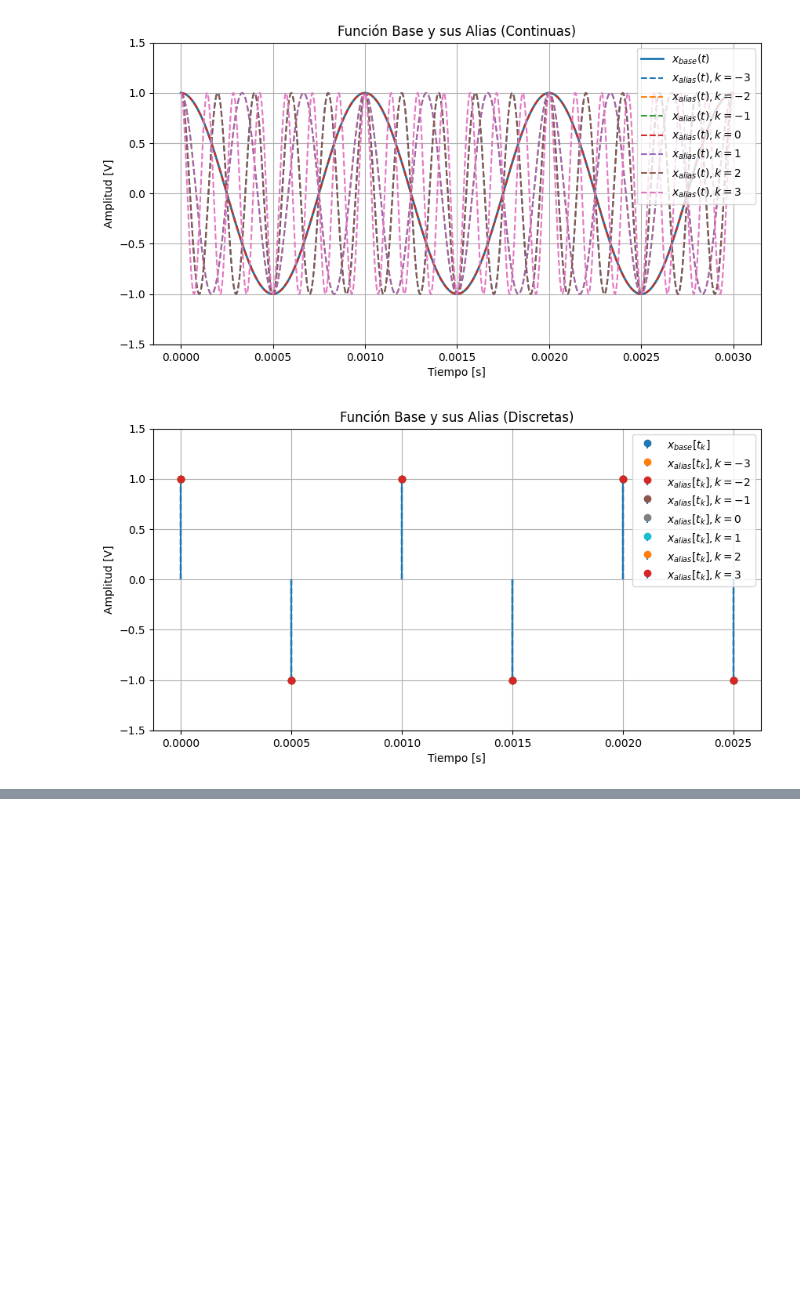
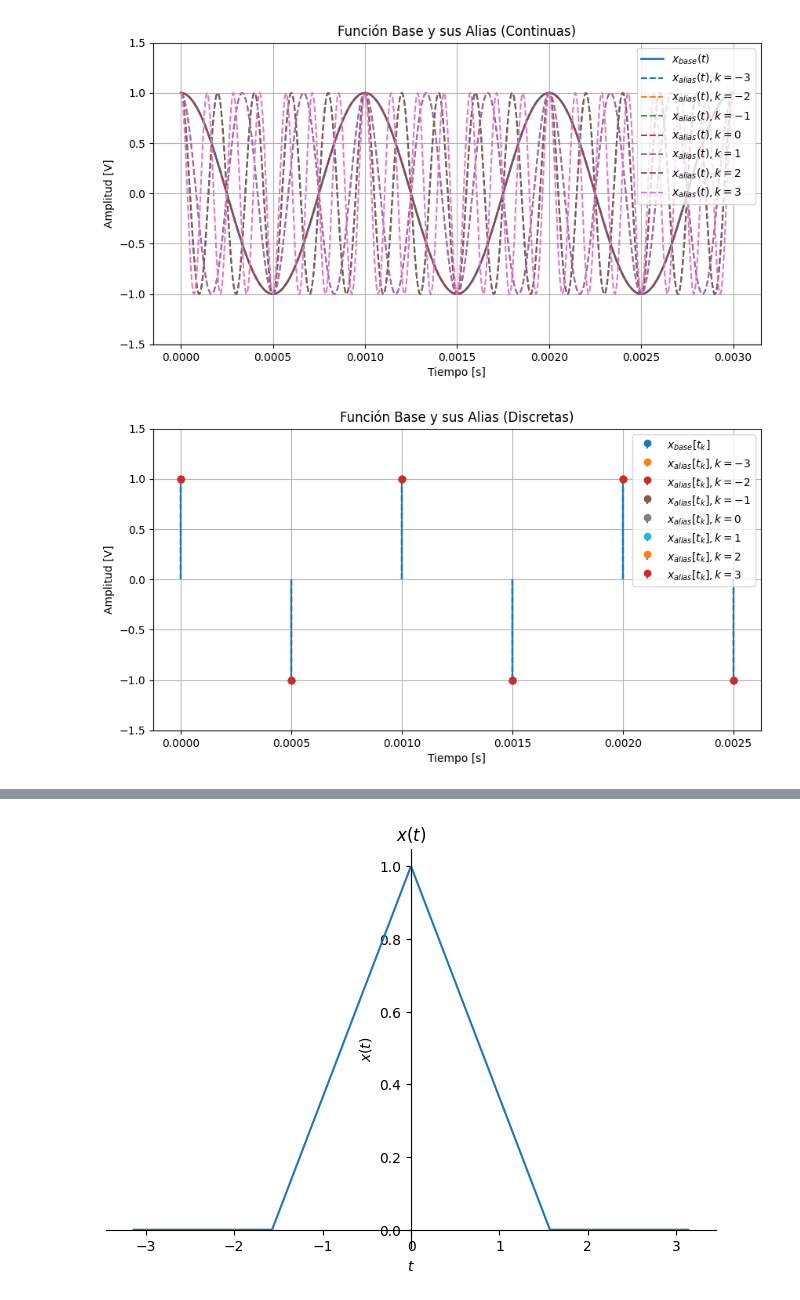
Before and after one commit to AlmondSund/SyS_2025_2, a Jupyter notebook: Taller1_SyS.ipynb, the cells around one changed output, grey strips where cells are left out. Drawn from its saved outputs; the diff is of its cells as text; code cells hidden in the pictures; blank space fills up the shorter version.

Commit message:
Fourier Series

```diff
--- a/Taller1_SyS.ipynb
+++ b/Taller1_SyS.ipynb
@@ -867,0 +872,97 @@ plt.show()
+# %%
+"""
+Hallar la serie de fourier para
+
+x(t) =
+- 0 si -T/2 <= t < -d
+- mt + B si -d<= t < 0
+- -mt + B si 0 <= t < d
+- 0 si d <= t <= T/2
+
+donde:
+m = B/d
+"""
+
+import numpy as np
+import sympy as sp
+import matplotlib.pyplot as plt
+
+""" Parámetros de x(t) """
+T = 2 * np.pi  # Periodo [s]
+d = T / 4      # Duración del pulso [s]
+B = 1          # Amplitud máxima
+m = B / d      # Pendiente de la rampa
+
+""" Definición de la función x(t) """
+t = sp.symbols('t', real=True)     # Variable independiente
+n = sp.symbols('n', integer=True)  # Índice de la serie de Fourier
+
+x_t = sp.Piecewise(
+    (0, (t >= -T/2) & (t < -d)),     # x(t) = 0 si -T/2 <= t < -d
+    (m*t + B, (t >= -d) & (t < 0)),  # x(t) = mt + B si -d <= t < 0
+    (-m*t + B, (t >= 0) & (t < d)),  # x(t) = -mt + B si 0 <= t < d
+    (0, (t >= d) & (t <= T/2))       # x(t) = 0 si d <= t <= T/2
+)
+x_t = sp.simplify(x_t)  # Simplificar la expresión
+sp.pprint(x_t)          # Mostrar la función
+sp.plot(x_t, (t, -T/2, T/2), title='$x(t)$', ylabel='$x(t)$', xlabel='$t$', grid=True)
+plt.show()
+
+""" Cálculo de los coeficientes de la serie de Fourier """
+# Coeficiente C_0
+C_0 = (1/T) * sp.integrate(x_t, (t, -T/2, T/2))
+
+# Coeficientes C_n
+C_n = (1/T) * sp.integrate(x_t * sp.exp(-sp.I * 2 * np.pi * n * t / T), (t, -T/2, T/2))
+
+""" Estimación de x(t) a partir de la serie de Fourier """
+N = 10               # Número de términos de la serie
+w_0 = 2 * np.pi / T  # Frecuencia angular fundamental
+
+# Estimación de x(t) con N términos
+x_t_est = C_0 + sum(C_n.subs(n, k) * sp.exp(sp.I * k * w_0 * t) for k in range(1, N+1)) + sum(sp.conjugate(C_n).subs(n, k) * sp.exp(-sp.I * k * w_0 * t) for k in range(1, N+1))
+sp.plot(x_t_est, (t, -T/2, T/2), title=f'Estimación de $x(t)$ con N={N}', ylabel='$x(t)_{est}$', xlabel='$t$', grid=True)
+plt.show()
+
+""" Espectro de la serie de Fourier """
+# |C_n|
+abs_C_n = [sp.Abs(C_n.subs(n, k)).evalf() for k in range(-N, N+1)]
+
+# Arg(C_n)
+arg_C_n = [sp.arg(C_n.subs(n, k)).evalf() for k in range(-N, N+1)]
+
+# Re{C_n}
+real_C_n = [sp.re(C_n.subs(n, k)).evalf() for k in range(-N, N+1)]
+
+# Im{C_n}
+imag_C_n = [sp.im(C_n.subs(n, k)).evalf() for k in range(-N, N+1)]
+
+# Figura con 4 subplots
+fig, axs = plt.subplots(2, 2, figsize=(12, 8))
+fig.suptitle('Espectro de la Serie de Fourier', fontsize=16)
+axs[0, 0].stem(range(-N, N+1), abs_C_n, basefmt=" ")
+axs[0, 0].set_title('|C_n|')
+axs[0, 0].set_xlabel('n')
+axs[0, 0].set_ylabel('|C_n|')
+axs[0, 0].grid()
+
+axs[0, 1].stem(range(-N, N+1), arg_C_n, basefmt=" ")
+axs[0, 1].set_title('Arg(C_n)')
+axs[0, 1].set_xlabel('n')
+axs[0, 1].set_ylabel('Arg(C_n) [rad]')
+axs[0, 1].grid()
+
+axs[1, 0].stem(range(-N, N+1), real_C_n, basefmt=" ")
+axs[1, 0].set_title('Re{C_n}')
+axs[1, 0].set_xlabel('n')
+axs[1, 0].set_ylabel('Re{C_n}')
+axs[1, 0].grid()
+
+axs[1, 1].stem(range(-N, N+1), imag_C_n, basefmt=" ")
+axs[1, 1].set_title('Im{C_n}')
+axs[1, 1].set_xlabel('n')
+axs[1, 1].set_ylabel('Im{C_n}')
+axs[1, 1].grid()
+
+plt.tight_layout()
+# %% [output]
@@ -867,0 +978 @@ plt.show()
+[figure, added]
```
Also changed, not shown: parts of 5 cells of this notebook.
